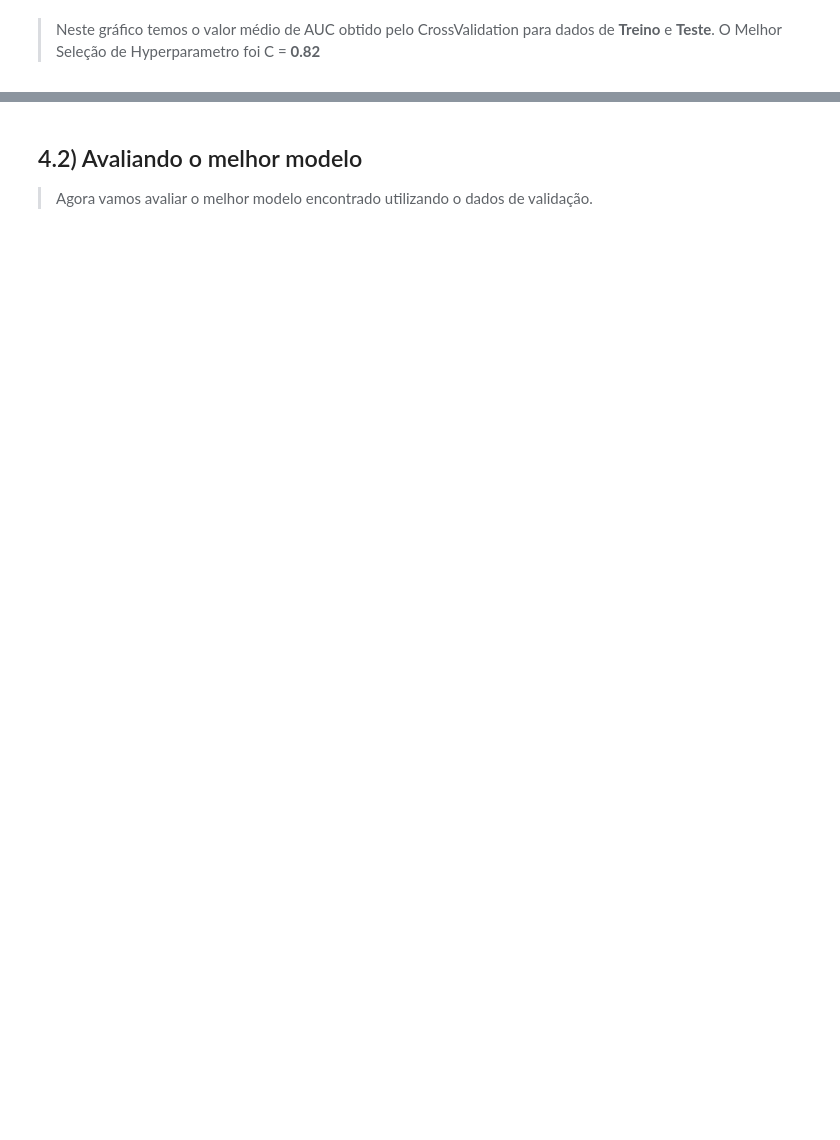
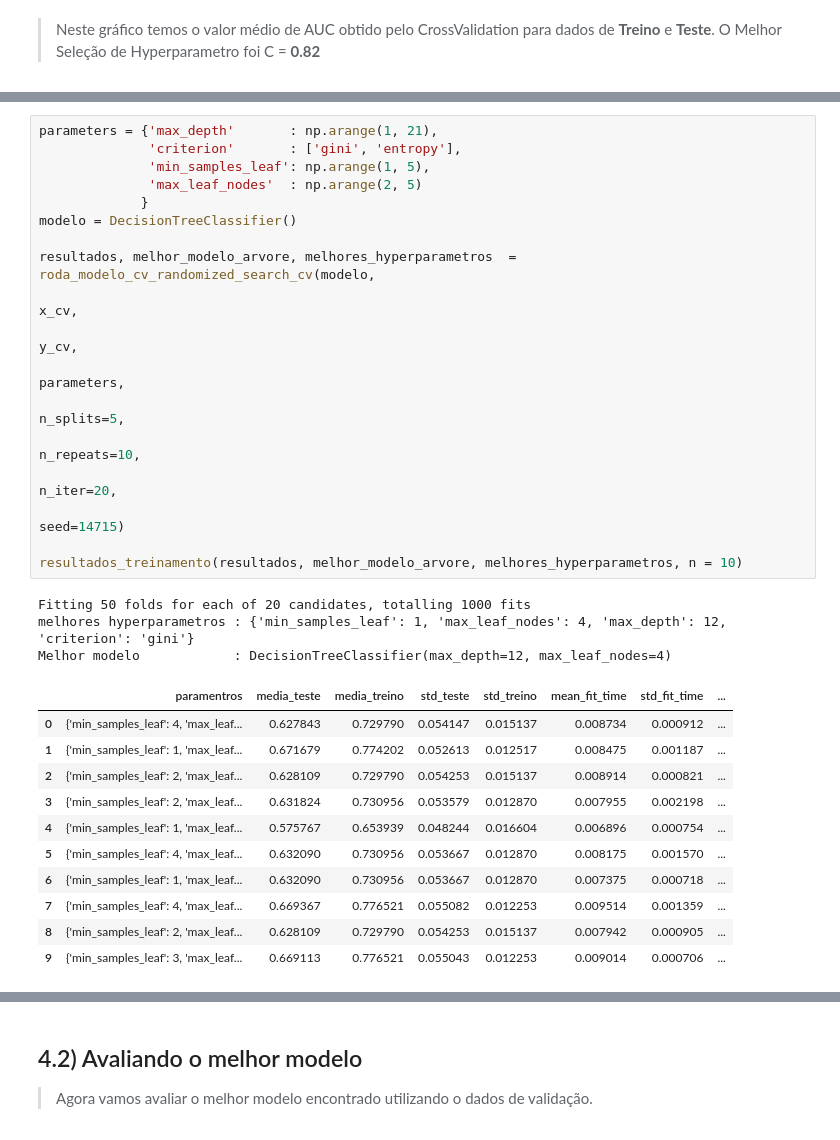
Before and after one commit to HenriqueCCdA/BC_DS_Projeto_Final, a Jupyter notebook: Notebooks/ML/regressao_logistica.ipynb, the cells around one changed output, grey strips where cells are left out. Cells and saved outputs as stored; diff of their text form; blank space fills up the shorter version.

```diff
--- a/Notebooks/ML/regressao_logistica.ipynb
+++ b/Notebooks/ML/regressao_logistica.ipynb
@@ -172,0 +179,33 @@ plota_treino_teste_auc('Seleção de Hyperparametros',
+# %%
+parameters = {'max_depth'       : np.arange(1, 21),
+              'criterion'       : ['gini', 'entropy'],
+              'min_samples_leaf': np.arange(1, 5),
+              'max_leaf_nodes'  : np.arange(2, 5)
+             }
+modelo = DecisionTreeClassifier()
+
+resultados, melhor_modelo_arvore, melhores_hyperparametros  = roda_modelo_cv_randomized_search_cv(modelo,
+                                                                                                  x_cv,
+                                                                                                  y_cv,
+                                                                                                  parameters,
+                                                                                                  n_splits=5,
+                                                                                                  n_repeats=10,
+                                                                                                  n_iter=20,
+                                                                                                  seed=14715)
+
+resultados_treinamento(resultados, melhor_modelo_arvore, melhores_hyperparametros, n = 10)
+# %% [output]
+Fitting 50 folds for each of 20 candidates, totalling 1000 fits
+melhores hyperparametros : {'min_samples_leaf': 1, 'max_leaf_nodes': 4, 'max_depth': 12, 'criterion': 'gini'}
+Melhor modelo            : DecisionTreeClassifier(max_depth=12, max_leaf_nodes=4)
+|  | paramentros | media_teste | media_treino | std_teste | std_treino | mean_fit_time | std_fit_time | ... |
+| 0 | {'min_samples_leaf': 4, 'max_leaf... | 0.627843 | 0.729790 | 0.054147 | 0.015137 | 0.008734 | 0.000912 | ... |
+| 1 | {'min_samples_leaf': 1, 'max_leaf... | 0.671679 | 0.774202 | 0.052613 | 0.012517 | 0.008475 | 0.001187 | ... |
+| 2 | {'min_samples_leaf': 2, 'max_leaf... | 0.628109 | 0.729790 | 0.054253 | 0.015137 | 0.008914 | 0.000821 | ... |
+| 3 | {'min_samples_leaf': 2, 'max_leaf... | 0.631824 | 0.730956 | 0.053579 | 0.012870 | 0.007955 | 0.002198 | ... |
+| 4 | {'min_samples_leaf': 1, 'max_leaf... | 0.575767 | 0.653939 | 0.048244 | 0.016604 | 0.006896 | 0.000754 | ... |
+| 5 | {'min_samples_leaf': 4, 'max_leaf... | 0.632090 | 0.730956 | 0.053667 | 0.012870 | 0.008175 | 0.001570 | ... |
+| 6 | {'min_samples_leaf': 1, 'max_leaf... | 0.632090 | 0.730956 | 0.053667 | 0.012870 | 0.007375 | 0.000718 | ... |
+| 7 | {'min_samples_leaf': 4, 'max_leaf... | 0.669367 | 0.776521 | 0.055082 | 0.012253 | 0.009514 | 0.001359 | ... |
+| 8 | {'min_samples_leaf': 2, 'max_leaf... | 0.628109 | 0.729790 | 0.054253 | 0.015137 | 0.007942 | 0.000905 | ... |
+| 9 | {'min_samples_leaf': 3, 'max_leaf... | 0.669113 | 0.776521 | 0.055043 | 0.012253 | 0.009014 | 0.000706 | ... |
```
Also changed, not shown: parts of 23 cells of this notebook, 3 other files.
